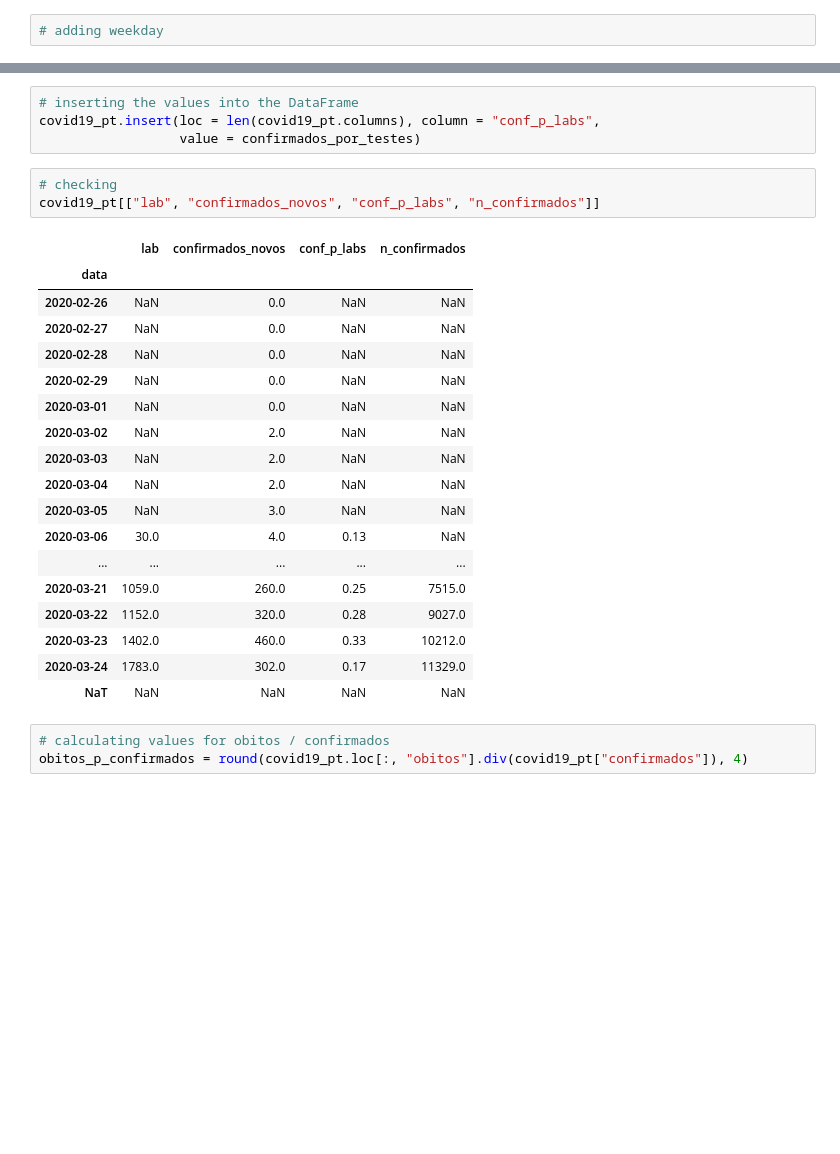
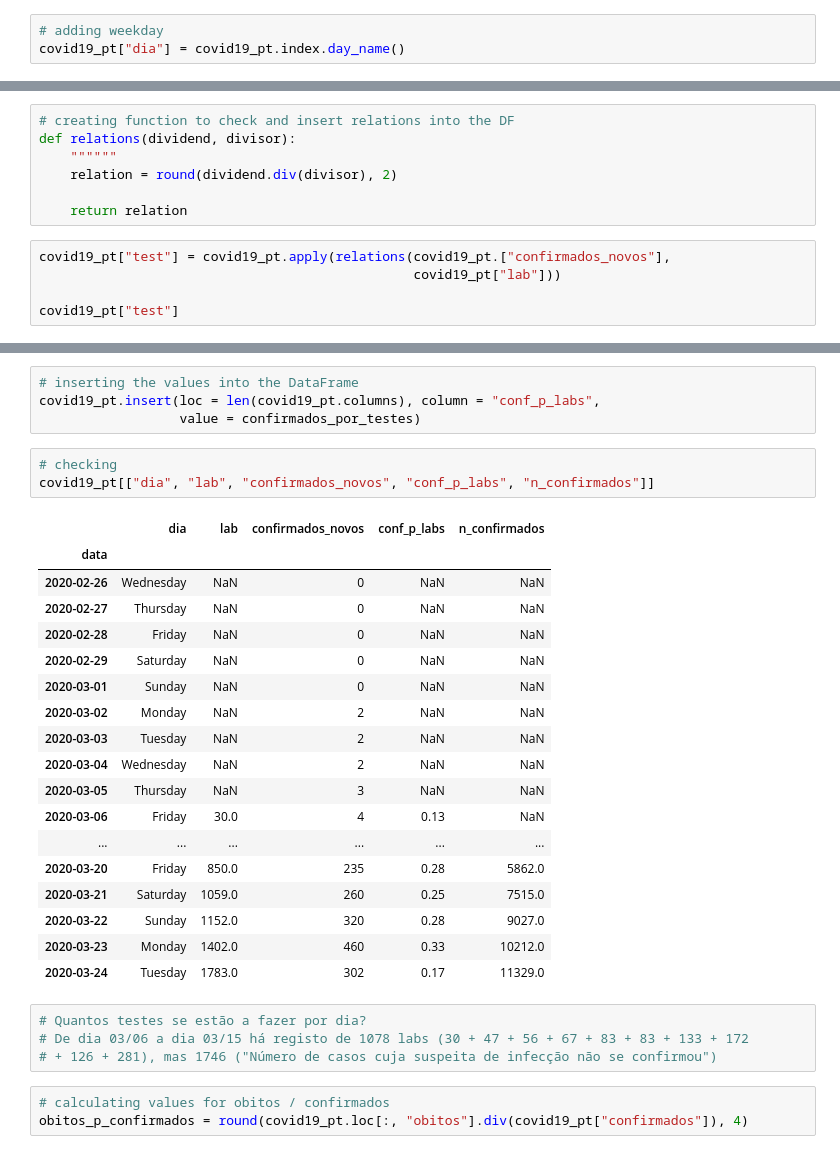
Before and after one commit to duarteharris/covid19pt-data, a Jupyter notebook: covid19pt.ipynb, the cells around one changed output, grey strips where cells are left out. Cells and saved outputs as stored; diff of their text form; blank space fills up the shorter version.

```diff
--- a/covid19pt.ipynb
+++ b/covid19pt.ipynb
@@ -305,5 +305,6 @@ covid19_pt.tail()
 # %%
 # adding weekday
+covid19_pt["dia"] = covid19_pt.index.day_name()
 # %%
 # calculating  'R0'(número básico de reprodução)
 covid19_pt["factor_propagacao"] = 1 + round(covid19_pt["confirmados"].pct_change(), 2)
@@ -335,0 +337,12 @@ covid19_pt.tail()
+# %%
+# creating function to check and insert relations into the DF
+def relations(dividend, divisor):
+    """"""
+    relation = round(dividend.div(divisor), 2)
+
+    return relation
+# %%
+covid19_pt["test"] = covid19_pt.apply(relations(covid19_pt.["confirmados_novos"],
+                                                covid19_pt["lab"]))
+
+covid19_pt["test"]
@@ -344,26 +359,30 @@ covid19_pt.insert(loc = len(covid19_pt.columns), column = "conf_p_labs",
                   value = confirmados_por_testes)
 # %%
 # checking
-covid19_pt[["lab", "confirmados_novos", "conf_p_labs", "n_confirmados"]]
+covid19_pt[["dia", "lab", "confirmados_novos", "conf_p_labs", "n_confirmados"]]
 # %% [output]
-|  | lab | confirmados_novos | conf_p_labs | n_confirmados |
-| data |  |  |  |  |
-| 2020-02-26 | NaN | 0.0 | NaN | NaN |
-| 2020-02-27 | NaN | 0.0 | NaN | NaN |
-| 2020-02-28 | NaN | 0.0 | NaN | NaN |
-| 2020-02-29 | NaN | 0.0 | NaN | NaN |
-| 2020-03-01 | NaN | 0.0 | NaN | NaN |
-| 2020-03-02 | NaN | 2.0 | NaN | NaN |
-| 2020-03-03 | NaN | 2.0 | NaN | NaN |
-| 2020-03-04 | NaN | 2.0 | NaN | NaN |
-| 2020-03-05 | NaN | 3.0 | NaN | NaN |
-| 2020-03-06 | 30.0 | 4.0 | 0.13 | NaN |
-| ... | ... | ... | ... | ... |
-| 2020-03-21 | 1059.0 | 260.0 | 0.25 | 7515.0 |
-| 2020-03-22 | 1152.0 | 320.0 | 0.28 | 9027.0 |
-| 2020-03-23 | 1402.0 | 460.0 | 0.33 | 10212.0 |
-| 2020-03-24 | 1783.0 | 302.0 | 0.17 | 11329.0 |
-| NaT | NaN | NaN | NaN | NaN |
+|  | dia | lab | confirmados_novos | conf_p_labs | n_confirmados |
+| data |  |  |  |  |  |
+| 2020-02-26 | Wednesday | NaN | 0 | NaN | NaN |
+| 2020-02-27 | Thursday | NaN | 0 | NaN | NaN |
+| 2020-02-28 | Friday | NaN | 0 | NaN | NaN |
+| 2020-02-29 | Saturday | NaN | 0 | NaN | NaN |
+| 2020-03-01 | Sunday | NaN | 0 | NaN | NaN |
+| 2020-03-02 | Monday | NaN | 2 | NaN | NaN |
+| 2020-03-03 | Tuesday | NaN | 2 | NaN | NaN |
+| 2020-03-04 | Wednesday | NaN | 2 | NaN | NaN |
+| 2020-03-05 | Thursday | NaN | 3 | NaN | NaN |
+| 2020-03-06 | Friday | 30.0 | 4 | 0.13 | NaN |
+| ... | ... | ... | ... | ... | ... |
+| 2020-03-20 | Friday | 850.0 | 235 | 0.28 | 5862.0 |
+| 2020-03-21 | Saturday | 1059.0 | 260 | 0.25 | 7515.0 |
+| 2020-03-22 | Sunday | 1152.0 | 320 | 0.28 | 9027.0 |
+| 2020-03-23 | Monday | 1402.0 | 460 | 0.33 | 10212.0 |
+| 2020-03-24 | Tuesday | 1783.0 | 302 | 0.17 | 11329.0 |
+# %%
+# Quantos testes se estão a fazer por dia?
+# De dia 03/06 a dia 03/15 há registo de 1078 labs (30 + 47 + 56 + 67 + 83 + 83 + 133 + 172
+# + 126 + 281), mas 1746 ("Número de casos cuja suspeita de infecção não se confirmou")
 # %%
 # calculating values for obitos / confirmados
 obitos_p_confirmados = round(covid19_pt.loc[:, "obitos"].div(covid19_pt["confirmados"]), 4)
```
Also changed, not shown: parts of 17 cells of this notebook.
